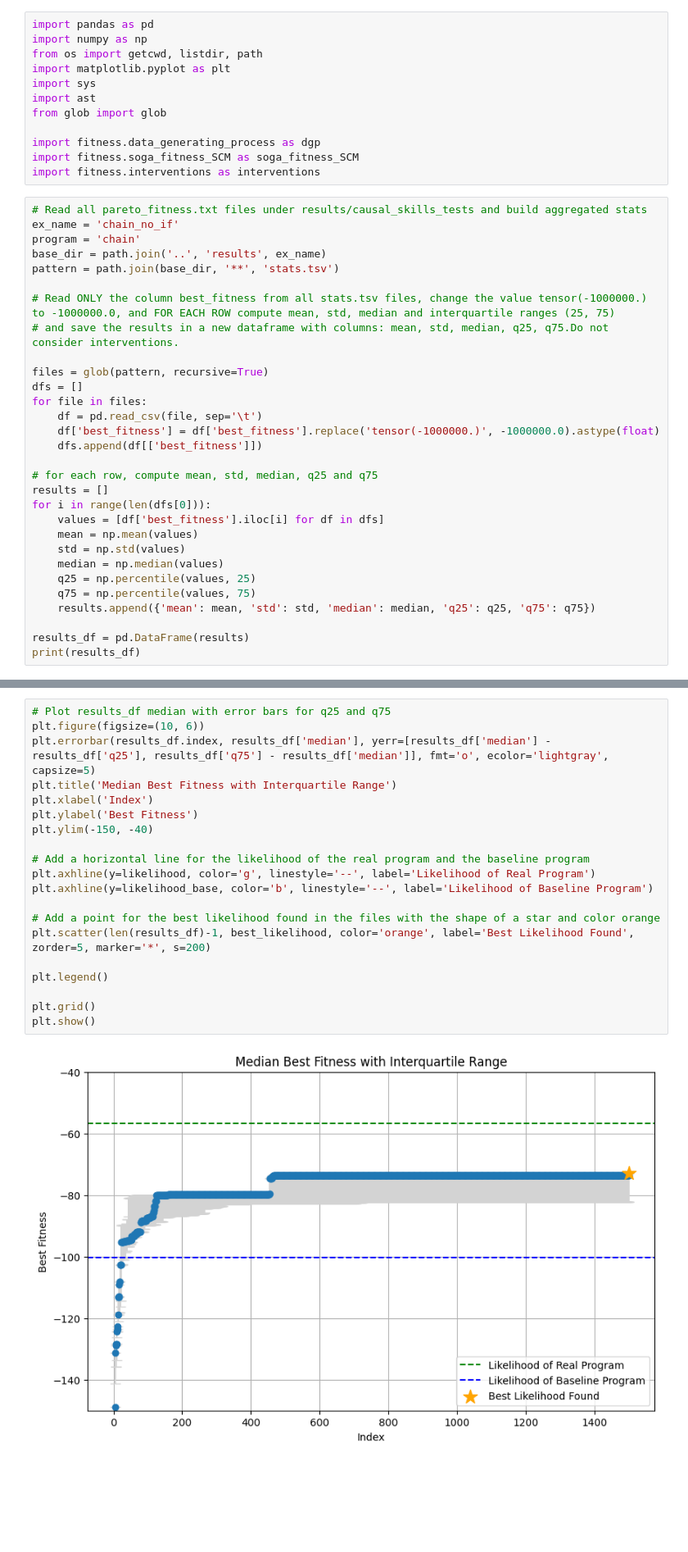
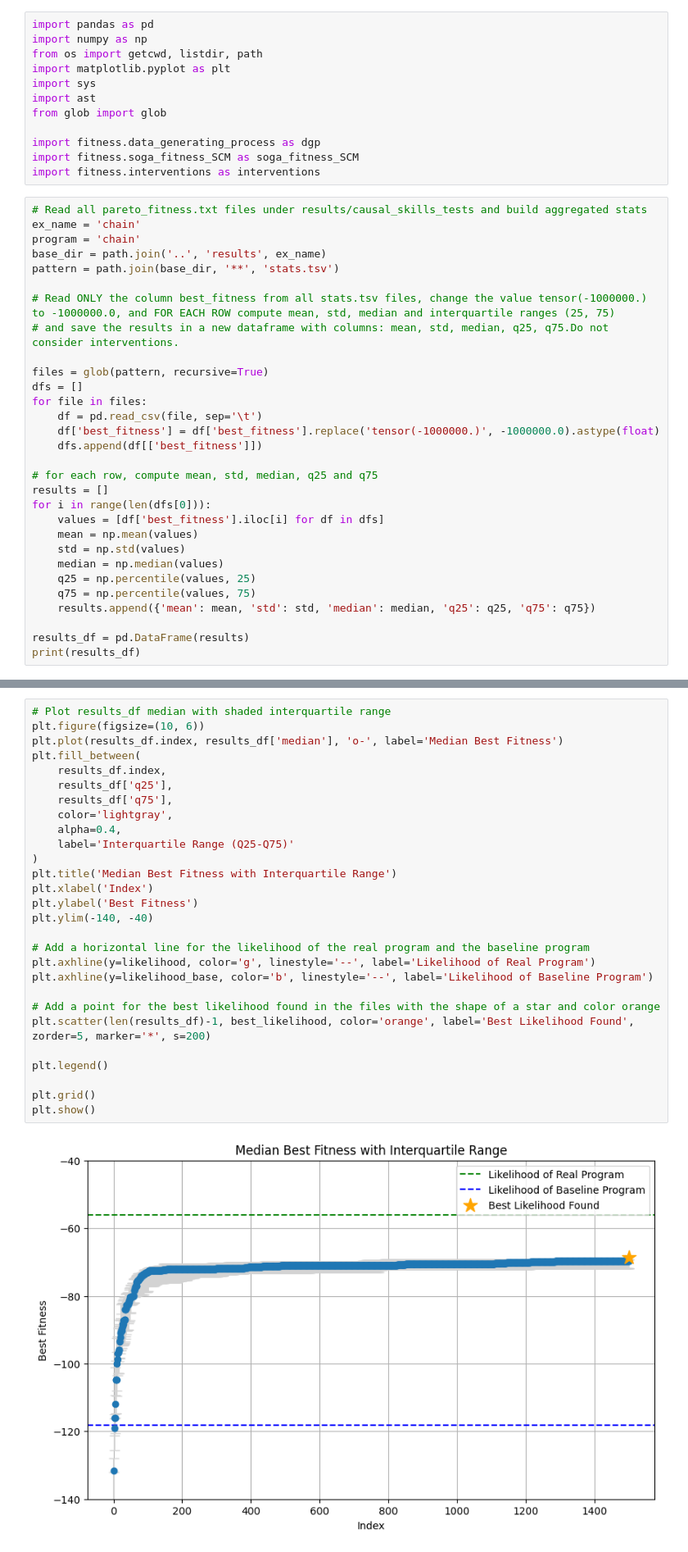
Before and after one commit to r-doz/Causal_Models_Synthesis, a Jupyter notebook: src/causal_plots_one_obj.ipynb, the cells around one changed output, grey strips where cells are left out. Shown at 82% size. Cells and saved outputs as stored; diff of their text form; blank space fills up the shorter version.

```diff
--- a/src/causal_plots_one_obj.ipynb
+++ b/src/causal_plots_one_obj.ipynb
@@ -12,7 +12,7 @@ import fitness.soga_fitness_SCM as soga_fitness_SCM
 import fitness.interventions as interventions
 # %%
 # Read all pareto_fitness.txt files under results/causal_skills_tests and build aggregated stats
-ex_name = 'chain_no_if'
+ex_name = 'chain'
 program = 'chain'
 base_dir = path.join('..', 'results', ex_name)
 pattern = path.join(base_dir, '**', 'stats.tsv')
@@ -133,23 +133,31 @@ Fitness:
 # %%
-# Plot results_df median with error bars for q25 and q75
+# Plot results_df median with shaded interquartile range
 plt.figure(figsize=(10, 6))
-plt.errorbar(results_df.index, results_df['median'], yerr=[results_df['median'] - results_df['q25'], results_df['q75'] - results_df['median']], fmt='o', ecolor='lightgray', capsize=5)
+plt.plot(results_df.index, results_df['median'], 'o-', label='Median Best Fitness')
+plt.fill_between(
+    results_df.index,
+    results_df['q25'],
+    results_df['q75'],
+    color='lightgray',
+    alpha=0.4,
+    label='Interquartile Range (Q25-Q75)'
+)
 plt.title('Median Best Fitness with Interquartile Range')
 plt.xlabel('Index')
 plt.ylabel('Best Fitness')
-plt.ylim(-150, -40)
+plt.ylim(-140, -40)
 
 # Add a horizontal line for the likelihood of the real program and the baseline program
 plt.axhline(y=likelihood, color='g', linestyle='--', label='Likelihood of Real Program')
 plt.axhline(y=likelihood_base, color='b', linestyle='--', label='Likelihood of Baseline Program')
 
 # Add a point for the best likelihood found in the files with the shape of a star and color orange
 plt.scatter(len(results_df)-1, best_likelihood, color='orange', label='Best Likelihood Found', zorder=5, marker='*', s=200)
 
 plt.legend()
 
 plt.grid()
 plt.show()
 # %% [output]
-[figure, old version]
+[figure, new version]
 # %%
```
Also changed, not shown: parts of 8 cells of this notebook, 17 other files.
